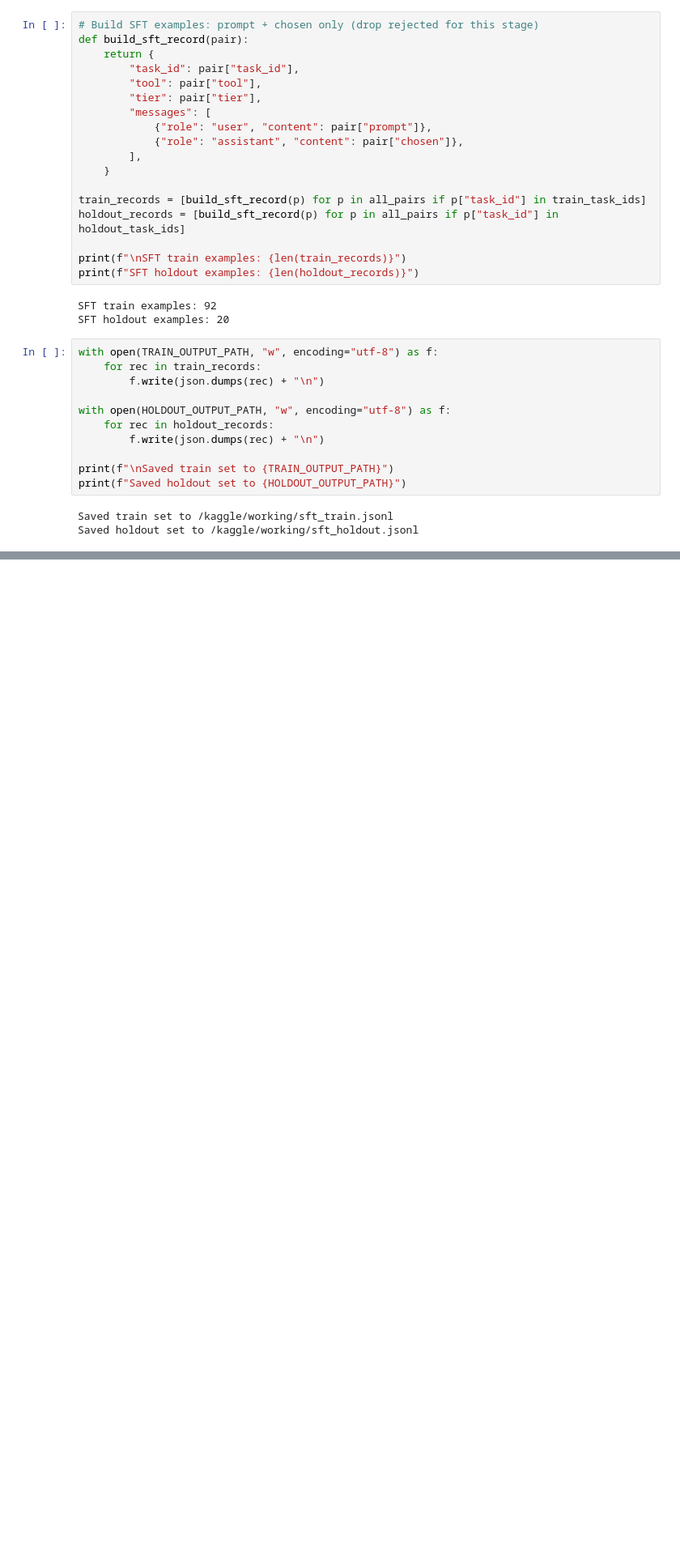
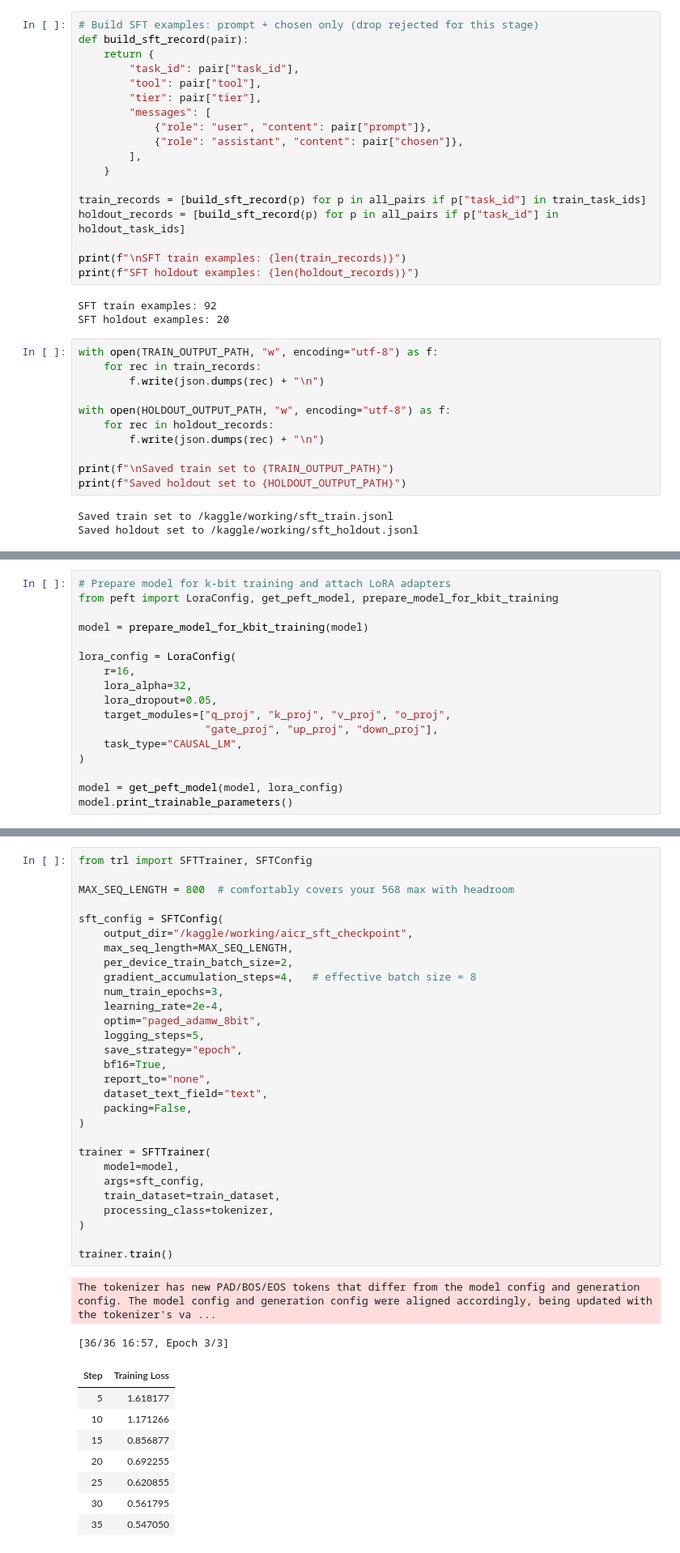
Before and after one commit to Ibtesam-Hussain/AICR, a Jupyter notebook: Notebook/FT.ipynb, the cells around one changed output, grey strips where cells are left out. Shown at 81% size. Saved outputs shown, nothing was run; the diff lists cells and outputs as text; blank space fills up the shorter version.

Commit message:
Kaggle Notebook | AICR-SFT-DPO | SFT Qwen done but Fine tuned not achieving desired outputs, bad mei dekhte hain

```diff
--- a/Notebook/FT.ipynb
+++ b/Notebook/FT.ipynb
@@ -124,0 +187,17 @@ Saved holdout set to /kaggle/working/sft_holdout.jsonl
+# %%
+# Prepare model for k-bit training and attach LoRA adapters
+from peft import LoraConfig, get_peft_model, prepare_model_for_kbit_training
+
+model = prepare_model_for_kbit_training(model)
+
+lora_config = LoraConfig(
+    r=16,
+    lora_alpha=32,
+    lora_dropout=0.05,
+    target_modules=["q_proj", "k_proj", "v_proj", "o_proj",
+                    "gate_proj", "up_proj", "down_proj"],
+    task_type="CAUSAL_LM",
+)
+
+model = get_peft_model(model, lora_config)
+model.print_trainable_parameters()
@@ -124,0 +261,40 @@ Saved holdout set to /kaggle/working/sft_holdout.jsonl
+# %%
+from trl import SFTTrainer, SFTConfig
+
+MAX_SEQ_LENGTH = 800  # comfortably covers your 568 max with headroom
+
+sft_config = SFTConfig(
+    output_dir="/kaggle/working/aicr_sft_checkpoint",
+    max_seq_length=MAX_SEQ_LENGTH,
+    per_device_train_batch_size=2,
+    gradient_accumulation_steps=4,   # effective batch size = 8
+    num_train_epochs=3,
+    learning_rate=2e-4,
+    optim="paged_adamw_8bit",
+    logging_steps=5,
+    save_strategy="epoch",
+    bf16=True,
+    report_to="none",
+    dataset_text_field="text",
+    packing=False,
+)
+
+trainer = SFTTrainer(
+    model=model,
+    args=sft_config,
+    train_dataset=train_dataset,
+    processing_class=tokenizer,
+)
+
+trainer.train()
+# %% [output]
+The tokenizer has new PAD/BOS/EOS tokens that differ from the model config and generation config. The model config and generation config were aligned accordingly, being updated with the tokenizer's va ...
+[36/36 16:57, Epoch 3/3]
+| Step | Training Loss |
+| 5 | 1.618177 |
+| 10 | 1.171266 |
+| 15 | 0.856877 |
+| 20 | 0.692255 |
+| 25 | 0.620855 |
+| 30 | 0.561795 |
+| 35 | 0.547050 |
```
Also changed, not shown: parts of 16 cells of this notebook.
